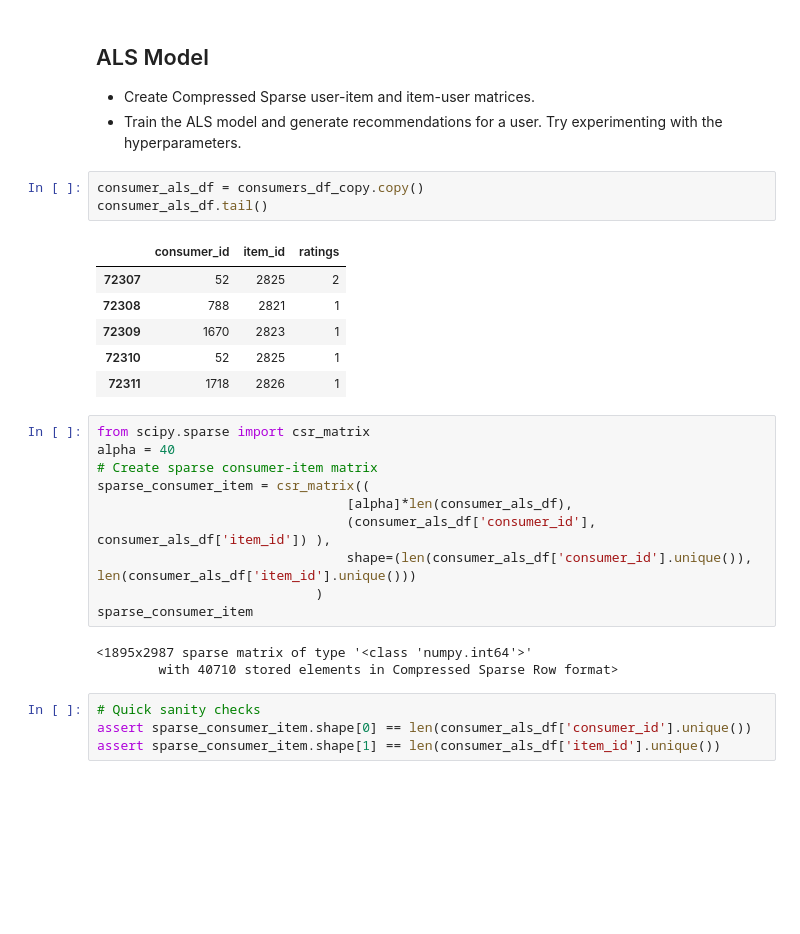
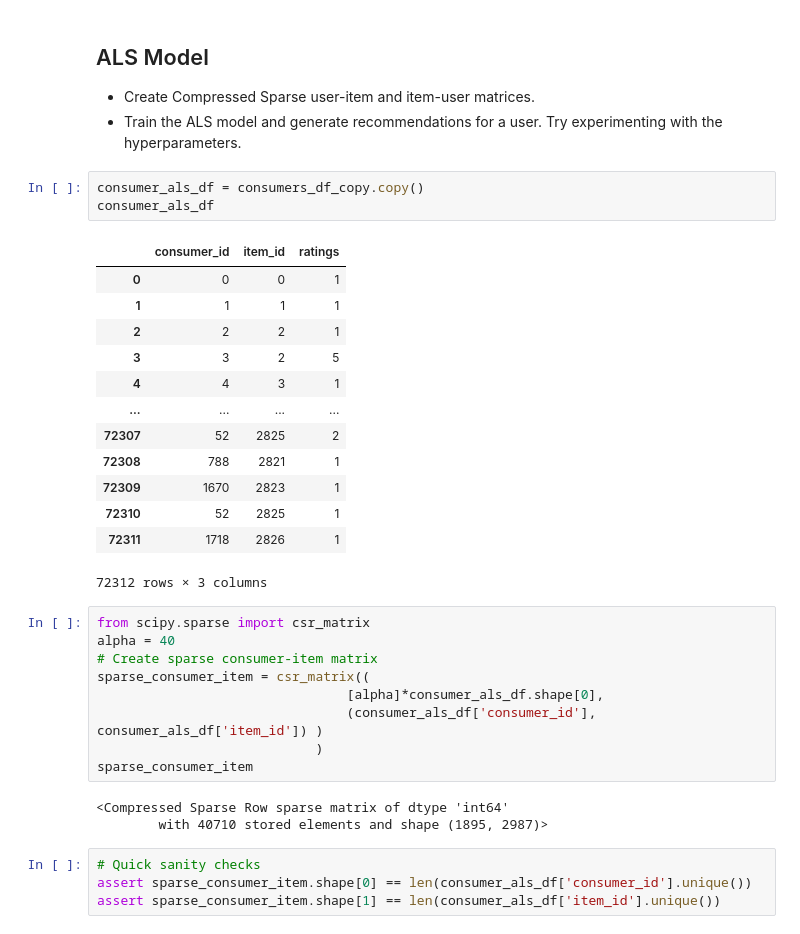
Before and after one commit to Rishabh-Saha/News-Recommendation-System, a Jupyter notebook: NewsRecommendationSystem_backup.ipynb, the cells around one changed output. Cells and saved outputs as stored; diff of their text form; blank space fills up the shorter version.

```diff
--- a/NewsRecommendationSystem_backup.ipynb
+++ b/NewsRecommendationSystem_backup.ipynb
@@ -1062,27 +1071,33 @@ item_collaborative_filtering_top_n(item_id, n=10)
 - Train the ALS model and generate recommendations for a user. Try experimenting with the hyperparameters.
 # %%
 consumer_als_df = consumers_df_copy.copy()
-consumer_als_df.tail()
+consumer_als_df
 # %% [output]
 |  | consumer_id | item_id | ratings |
+| 0 | 0 | 0 | 1 |
+| 1 | 1 | 1 | 1 |
+| 2 | 2 | 2 | 1 |
+| 3 | 3 | 2 | 5 |
+| 4 | 4 | 3 | 1 |
+| ... | ... | ... | ... |
 | 72307 | 52 | 2825 | 2 |
 | 72308 | 788 | 2821 | 1 |
 | 72309 | 1670 | 2823 | 1 |
 | 72310 | 52 | 2825 | 1 |
 | 72311 | 1718 | 2826 | 1 |
+72312 rows × 3 columns
 # %%
 from scipy.sparse import csr_matrix
 alpha = 40
 # Create sparse consumer-item matrix
 sparse_consumer_item = csr_matrix((
-                                [alpha]*len(consumer_als_df),
-                                (consumer_als_df['consumer_id'], consumer_als_df['item_id']) ),
-                                shape=(len(consumer_als_df['consumer_id'].unique()), len(consumer_als_df['item_id'].unique()))
+                                [alpha]*consumer_als_df.shape[0],
+                                (consumer_als_df['consumer_id'], consumer_als_df['item_id']) )
                             )
 sparse_consumer_item
 # %% [output]
-<1895x2987 sparse matrix of type '<class 'numpy.int64'>'
-        with 40710 stored elements in Compressed Sparse Row format>
+<Compressed Sparse Row sparse matrix of dtype 'int64'
+        with 40710 stored elements and shape (1895, 2987)>
 # %%
 # Quick sanity checks
 assert sparse_consumer_item.shape[0] == len(consumer_als_df['consumer_id'].unique())
```
Also changed, not shown: parts of 15 cells of this notebook.
